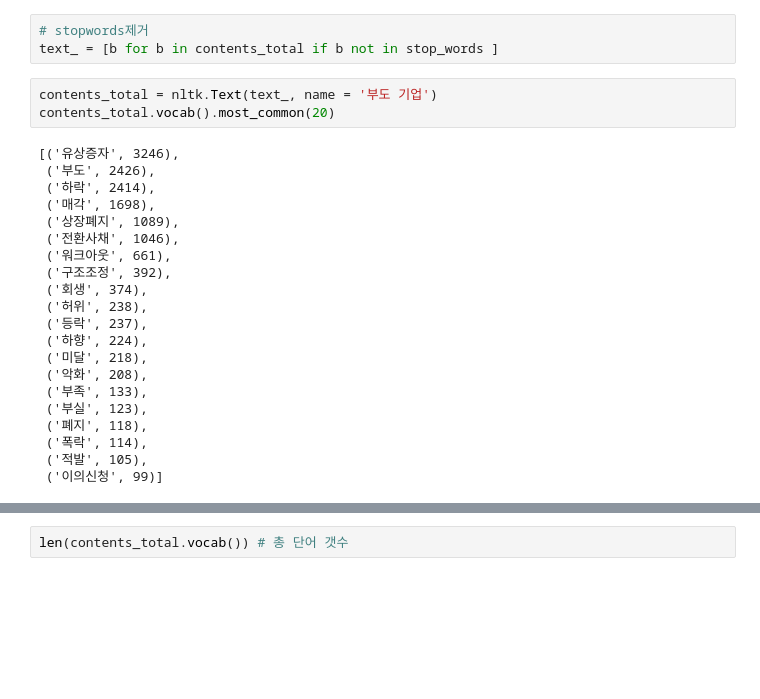
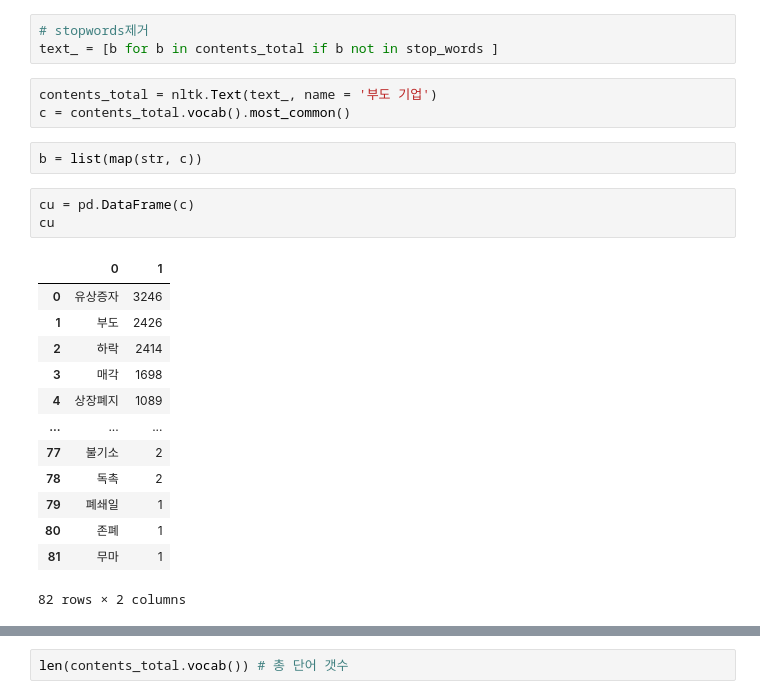
Before and after one commit to Seungki-Jeong/Analysis-of-Corporate-Bankruptcy, a Jupyter notebook: Web_crawling_3-55.ipynb, the cells around one changed output, grey strips where cells are left out. Cells and saved outputs as stored; diff of their text form; blank space fills up the shorter version.

```diff
--- a/Web_crawling_3-55.ipynb
+++ b/Web_crawling_3-55.ipynb
@@ -319,25 +315,23 @@ stop_words = '''
 text_ = [b for b in contents_total if b not in stop_words ]
 # %%
 contents_total = nltk.Text(text_, name = '부도 기업')
-contents_total.vocab().most_common(20)
+c = contents_total.vocab().most_common()
-# %% [output]
-[('유상증자', 3246),
- ('부도', 2426),
- ('하락', 2414),
- ('매각', 1698),
- ('상장폐지', 1089),
- ('전환사채', 1046),
- ('워크아웃', 661),
- ('구조조정', 392),
- ('회생', 374),
- ('허위', 238),
- ('등락', 237),
- ('하향', 224),
- ('미달', 218),
- ('악화', 208),
- ('부족', 133),
- ('부실', 123),
- ('폐지', 118),
- ('폭락', 114),
- ('적발', 105),
- ('이의신청', 99)]
+# %%
+b = list(map(str, c))
+# %%
+cu = pd.DataFrame(c)
+cu
+# %% [output]
+|  | 0 | 1 |
+| 0 | 유상증자 | 3246 |
+| 1 | 부도 | 2426 |
+| 2 | 하락 | 2414 |
+| 3 | 매각 | 1698 |
+| 4 | 상장폐지 | 1089 |
+| ... | ... | ... |
+| 77 | 불기소 | 2 |
+| 78 | 독촉 | 2 |
+| 79 | 폐쇄일 | 1 |
+| 80 | 존폐 | 1 |
+| 81 | 무마 | 1 |
+82 rows × 2 columns
```
Also changed, not shown: parts of 41 cells of this notebook.
